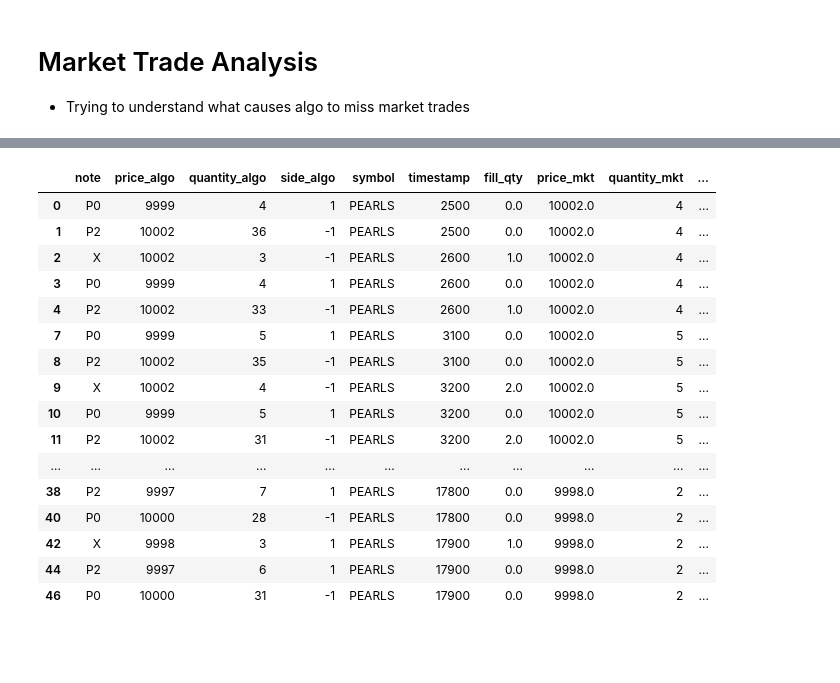
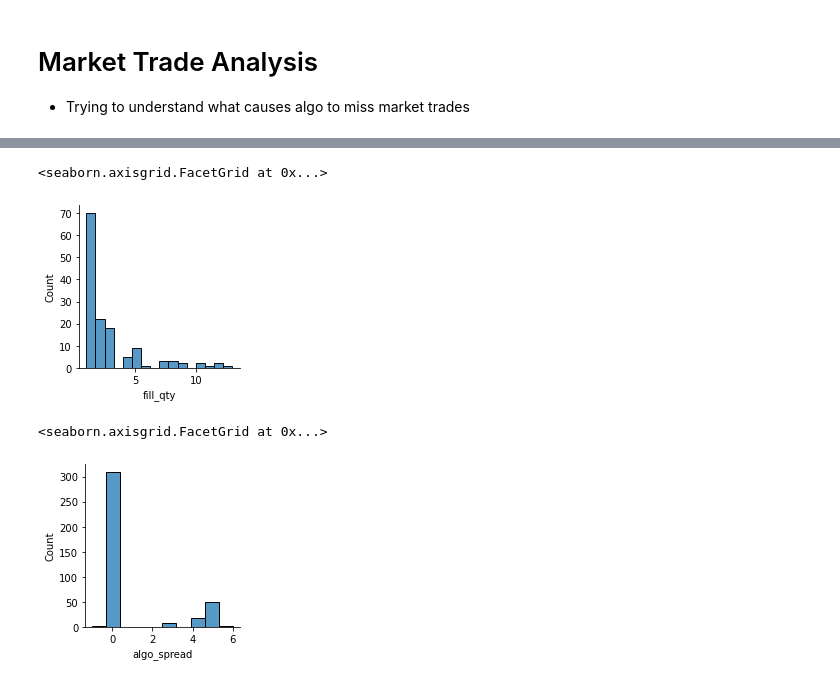
Before and after one commit to XiuLuoShen/imc_prosperity, a Jupyter notebook: Round1.ipynb, the cells around one changed output, grey strips where cells are left out. Drawn from its saved outputs; the diff is of its cells as text; code cells hidden in the pictures; blank space fills up the shorter version.

```diff
--- a/Round1.ipynb
+++ b/Round1.ipynb
@@ -596,0 +684,22 @@ orders_sent.loc[orders_sent['price_buy'] >= orders_sent['price_sell']]
+# %%
+def algo_spread(x):
+    bid = np.fmax(x['price_algo_buy'], x['bid'])
+    ask = np.fmin(x['price_algo_sell'], x['ask'])
+    return ask-bid
+
+def get_algo_market(orders, quote):
+    buy_orders = orders.loc[orders.side == 1].copy()
+    sell_orders = orders.loc[orders.side == -1].copy()
+
+    buy_spread = buy_orders.groupby(['symbol','timestamp','price']).agg({'quantity':'sum','fill_qty':'sum'}).reset_index()
+    buy_spread.drop_duplicates(subset=['symbol','timestamp'], inplace=True, keep='last') # keep most aggressive
+    sell_spread = sell_orders.groupby(['symbol','timestamp','price']).agg({'quantity':'sum','fill_qty':'sum'}).reset_index()
+    sell_spread.drop_duplicates(subset=['symbol','timestamp'], inplace=True, keep='first')
+
+    algo_market = buy_spread.merge(sell_spread, how='outer', on=['symbol','timestamp'], suffixes=['_algo_buy','_algo_sell'])
+    algo_market.sort_values('timestamp',inplace=True)
+    algo_market = algo_market.merge(quote, how='left', on=['symbol','timestamp'])
+    algo_market['spread'] = algo_market['ask'] - algo_market['bid']
+    algo_market['algo_spread'] = algo_market.apply(algo_spread, axis=1)
+
+    return algo_market
@@ -597,3 +753,5 @@ orders_sent.loc[orders_sent['price_buy'] >= orders_sent['price_sell']]
+# %%
+algo_market_cols = ['symbol', 'timestamp', 'price_algo_buy', 'price_algo_sell','algo_spread']
 # %% [markdown]
 # Market Trade Analysis
 - Trying to understand what causes algo to miss market trades
@@ -622,12 +776,22 @@ quote = dfs['order_depths'][p].copy()
 # %%
+sym = p
+market_trades = dfs['market_trades'][sym]
+orders = dfs['orders'][sym]
+quote = dfs['order_depths'][sym].copy()
+algo_market = get_algo_market(orders, quote)
+
 orders_cols = ['note', 'price', 'quantity', 'side', 'symbol', 'timestamp','fill_qty']
 fills = orders.loc[orders.fill_qty > 0]
-fills = filled_orders.merge(quote_preprocess(quote), how='left',on=['symbol','timestamp'], suffixes=('','_q'))
+fills = fills.merge(quote_preprocess(quote), how='left',on=['symbol','timestamp'], suffixes=('','_q'))
+order_analysis(fills)
+fills = fills.merge(algo_market[algo_market_cols], on=['symbol','timestamp'])
+
 buy_fills = fills.loc[fills.side == 1].copy()
 sell_fills = fills.loc[fills.side == -1].copy()
-# order_analysis(filled_orders)
+
 missed_fills = orders[orders_cols].merge(market_trades, on=['symbol','timestamp'], suffixes=('_algo','_mkt'))
 missed_fills = missed_fills.merge(quote_preprocess(quote), how='left',on=['symbol','timestamp'], suffixes=('','_q'))
+missed_fills = missed_fills.merge(algo_market[algo_market_cols], on=['symbol','timestamp'])
 
-missed_buy_fills = missed_fills.loc[(missed_fills.side_algo == 1) & (missed_fills.price_algo >= missed_fills.price_mkt)].copy()
-missed_sell_fills = missed_fills.loc[(missed_fills.side_algo == -1) & (missed_fills.price_algo <= missed_fills.price_mkt)].copy()
+missed_buy_fills = missed_fills.loc[(missed_fills.side_algo == 1) & (missed_fills.fair_v1 >= missed_fills.price_mkt)].copy()
+missed_sell_fills = missed_fills.loc[(missed_fills.side_algo == -1) & (missed_fills.fair_v1 <= missed_fills.price_mkt)].copy()
@@ -646,20 +797,0 @@ Name: fill_qty, dtype: float64
-# %%
-missed_fills[missed_fills['quantity_mkt'] >= 2][cols].head(20)
-# %% [output]
-|  | note | price_algo | quantity_algo | side_algo | symbol | timestamp | fill_qty | price_mkt | quantity_mkt | ... |
-| 0 | P0 | 9999 | 4 | 1 | PEARLS | 2500 | 0.0 | 10002.0 | 4 | ... |
-| 1 | P2 | 10002 | 36 | -1 | PEARLS | 2500 | 0.0 | 10002.0 | 4 | ... |
-| 2 | X | 10002 | 3 | -1 | PEARLS | 2600 | 1.0 | 10002.0 | 4 | ... |
-| 3 | P0 | 9999 | 4 | 1 | PEARLS | 2600 | 0.0 | 10002.0 | 4 | ... |
-| 4 | P2 | 10002 | 33 | -1 | PEARLS | 2600 | 1.0 | 10002.0 | 4 | ... |
-| 7 | P0 | 9999 | 5 | 1 | PEARLS | 3100 | 0.0 | 10002.0 | 5 | ... |
-| 8 | P2 | 10002 | 35 | -1 | PEARLS | 3100 | 0.0 | 10002.0 | 5 | ... |
-| 9 | X | 10002 | 4 | -1 | PEARLS | 3200 | 2.0 | 10002.0 | 5 | ... |
-| 10 | P0 | 9999 | 5 | 1 | PEARLS | 3200 | 0.0 | 10002.0 | 5 | ... |
-| 11 | P2 | 10002 | 31 | -1 | PEARLS | 3200 | 2.0 | 10002.0 | 5 | ... |
-| ... | ... | ... | ... | ... | ... | ... | ... | ... | ... | ... |
-| 38 | P2 | 9997 | 7 | 1 | PEARLS | 17800 | 0.0 | 9998.0 | 2 | ... |
-| 40 | P0 | 10000 | 28 | -1 | PEARLS | 17800 | 0.0 | 9998.0 | 2 | ... |
-| 42 | X | 9998 | 3 | 1 | PEARLS | 17900 | 1.0 | 9998.0 | 2 | ... |
-| 44 | P2 | 9997 | 6 | 1 | PEARLS | 17900 | 0.0 | 9998.0 | 2 | ... |
-| 46 | P0 | 10000 | 31 | -1 | PEARLS | 17900 | 0.0 | 9998.0 | 2 | ... |
@@ -671,0 +798,6 @@ fill_cols = ['note', 'price', 'quantity', 'side', 'symbol', 'timestamp', 'bid',
+# %%
+
+sns.displot(x='fill_qty', data=fills.loc[fills.note == 'P2'], height=3)
+# %% [output]
+<seaborn.axisgrid.FacetGrid at 0x...>
+[figure, added]
@@ -671,0 +809,5 @@ fill_cols = ['note', 'price', 'quantity', 'side', 'symbol', 'timestamp', 'bid',
+# %%
+sns.displot(x='algo_spread', data=fills, height=3)
+# %% [output]
+<seaborn.axisgrid.FacetGrid at 0x...>
+[figure, added]
```
Also changed, not shown: parts of 68 cells of this notebook, 3 other files.
